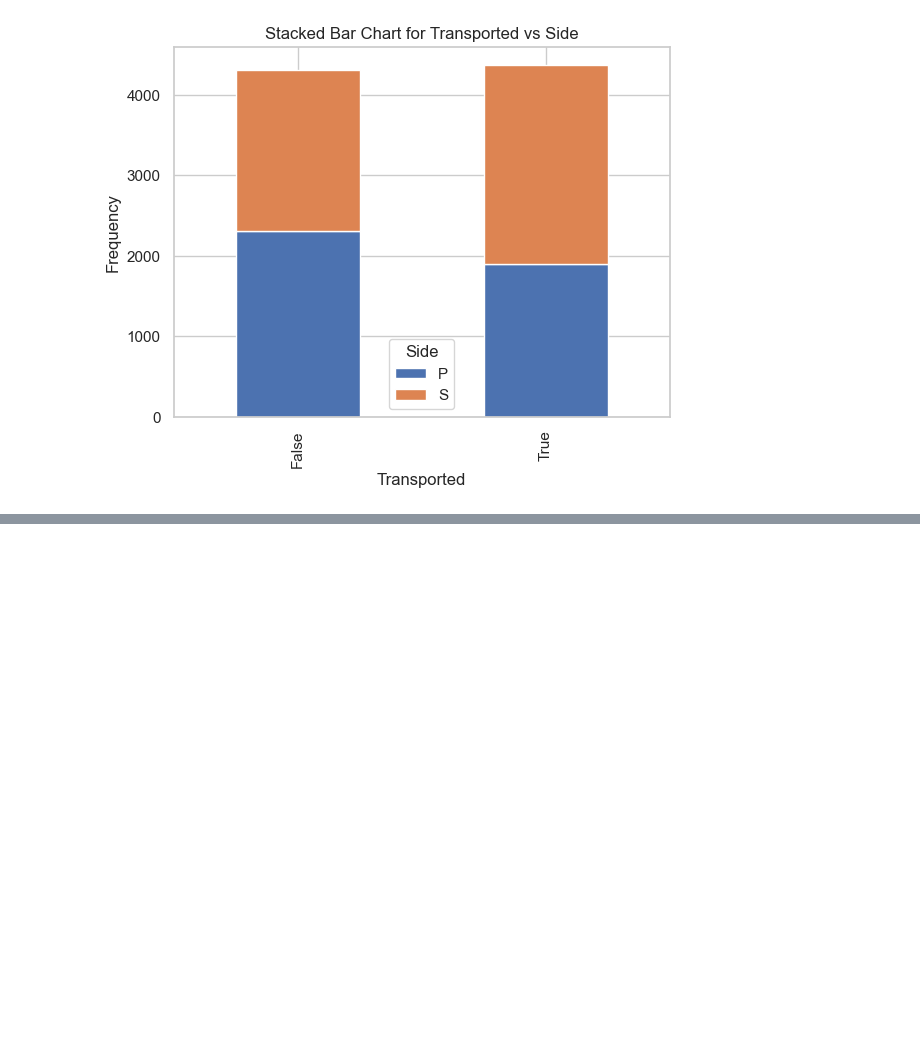
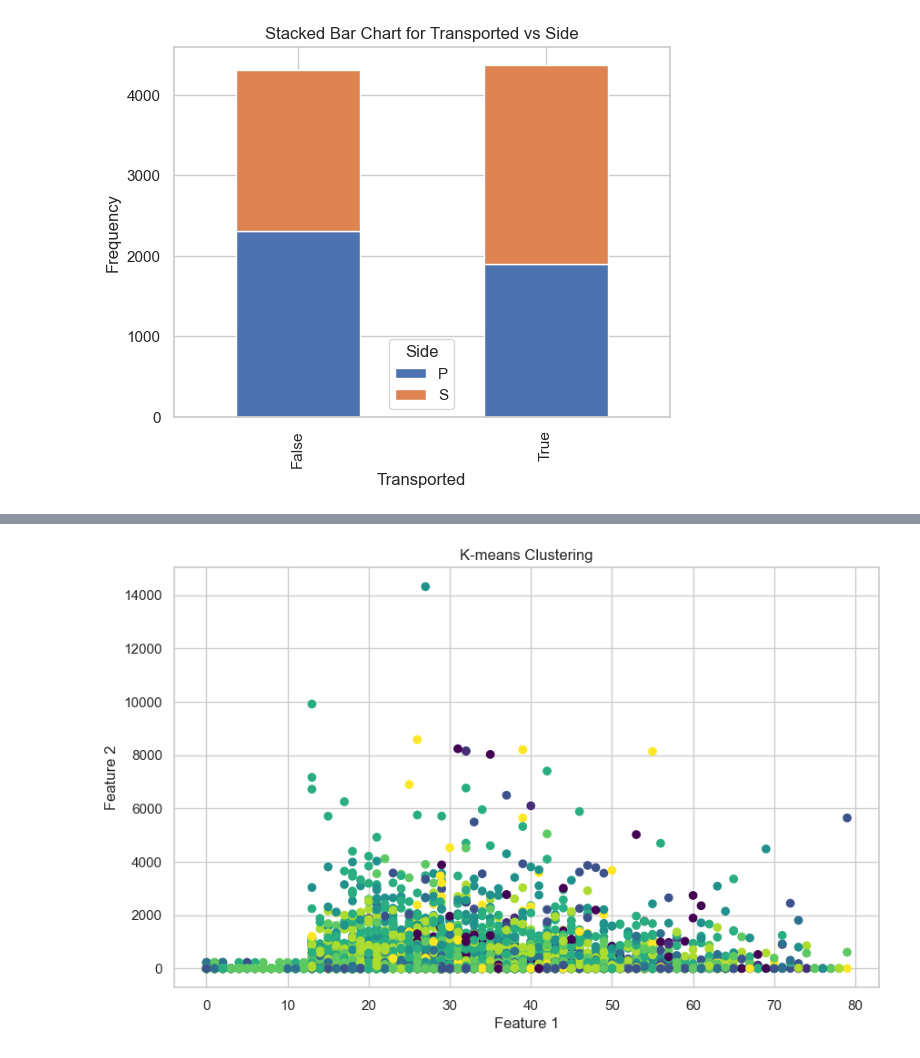
Before and after one commit to Fulin-ZHANG/Python_Group_Project, a Jupyter notebook: spaceship-titanic/Spaceship_Titanic_Passenger_classification.ipynb, the cells around one changed output, grey strips where cells are left out. Cells and saved outputs as stored; diff of their text form; code cells hidden in the pictures; blank space fills up the shorter version.

```diff
--- a/spaceship-titanic/Spaceship_Titanic_Passenger_classification.ipynb
+++ b/spaceship-titanic/Spaceship_Titanic_Passenger_classification.ipynb
@@ -656,3 +657,35 @@ dtype: int64
 # %%
 predictors = df_set.drop(columns=["Transported_True"], axis=1)
 target = df_set["Transported_True"]
+# %%
+from sklearn.preprocessing import StandardScaler
+from sklearn.cluster import KMeans
+import matplotlib.pyplot as plt
+
+# 1. 标准化数据
+scaler = StandardScaler()
+df_scaled = scaler.fit_transform(predictors)
+
+# 2. 执行K-means聚类
+# 假设我们选择 3 作为聚类的数量，这个数字在实际应用中可能会根据你的需要或者通过一些方法（如肘部法则）来确定
+kmeans = KMeans(n_clusters=9, random_state=42, init="random")
+clusters = kmeans.fit_predict(df_scaled)
+
+# 3. 将聚类结果添加到原始数据中
+predictors["Cluster"] = clusters
+
+# 4. 可视化结果（这取决于你的数据的维度和你想要如何可视化它）
+# 例如，如果你的数据是二维的，你可以这样做：
+plt.figure(figsize=(10, 6))
+plt.scatter(
+    predictors.iloc[:, 0],
+    predictors.iloc[:, 1],
+    c=predictors["Cluster"],
+    cmap="viridis",
+)
+plt.title("K-means Clustering")
+plt.xlabel("Feature 1")
+plt.ylabel("Feature 2")
+plt.show()
+# %% [output]
+[figure, added]
```
Also changed, not shown: parts of 12 cells of this notebook, 2 other files.
